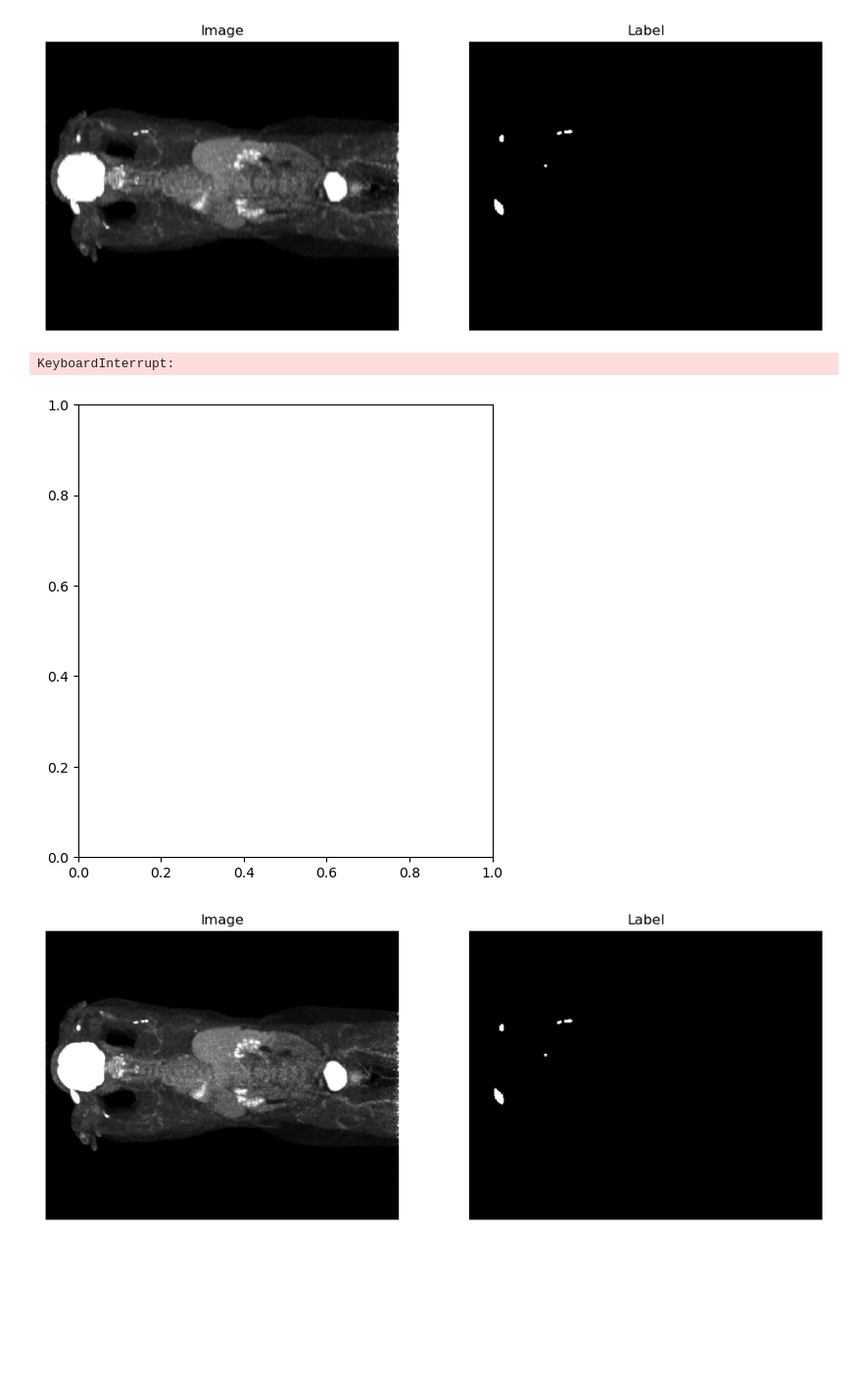
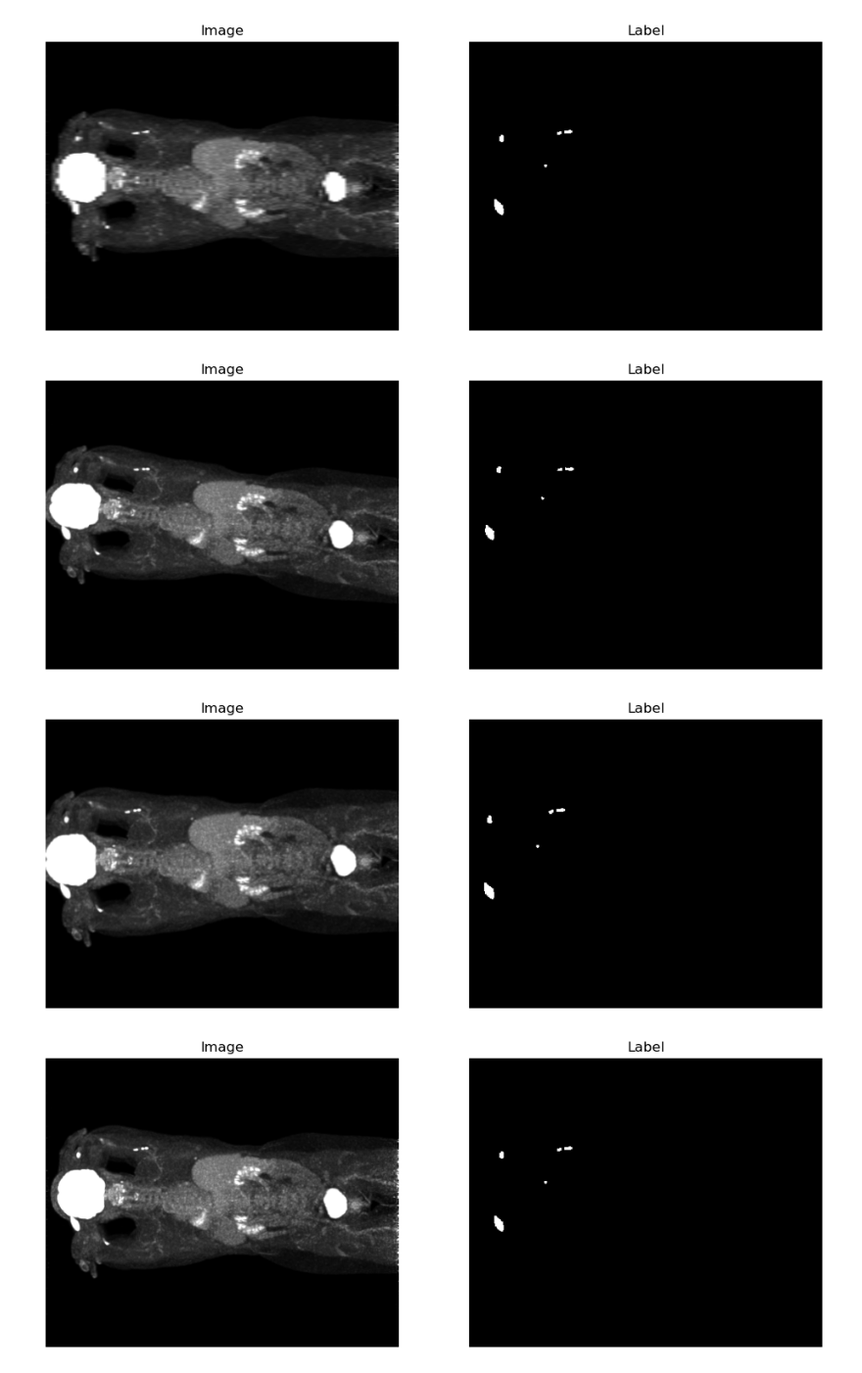
Before and after one commit to adriansousapoza/DMIAI-2023, a Jupyter notebook: tumor-segmentation/torchio_playground.ipynb, the cells around one changed output. Shown at 98% size. Drawn from its saved outputs; the diff is of its cells as text; code cells hidden in the pictures; blank space fills up the shorter version.

```diff
--- a/tumor-segmentation/playground.ipynb
+++ b/tumor-segmentation/torchio_playground.ipynb
@@ -186,20 +186,21 @@ plot_example(subject_anisotropy['img'][tio.DATA].squeeze().numpy()[slice_idx, :,
 # %%
 # random affine
 
 random_affine = tio.RandomAffine()
 subject_affine = random_affine(one_subject)
 
 plot_example(subject_affine['img'][tio.DATA].squeeze().numpy()[slice_idx, :, :],
                 subject_affine['label'][tio.DATA].squeeze().numpy()[slice_idx, :, :])
 
-random_affine_zoom = tio.RandomAffine(scales=(1.5, 1.5))
+random_affine_zoom = tio.RandomAffine(scales=(0.9, 1.1),
+                                      degrees=(-2,2))
 subject_affine_zoom = random_affine_zoom(one_subject)
 
 plot_example(subject_affine_zoom['img'][tio.DATA].squeeze().numpy()[slice_idx, :, :],
                 subject_affine_zoom['label'][tio.DATA].squeeze().numpy()[slice_idx, :, :])
 # %% [output]
-KeyboardInterrupt:
-[figure, old version]
+[figure, new version]
+[figure, added]
 # %%
 # random flip
 
```
Also changed, not shown: parts of 12 cells of this notebook, 3 other files.
